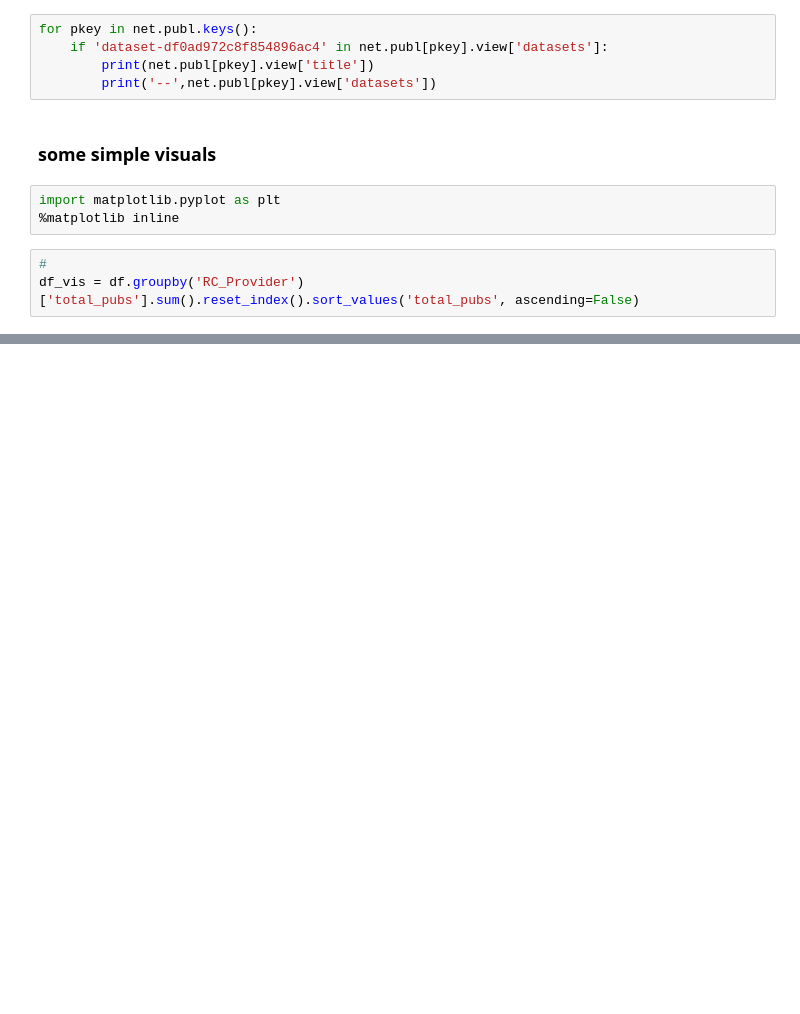
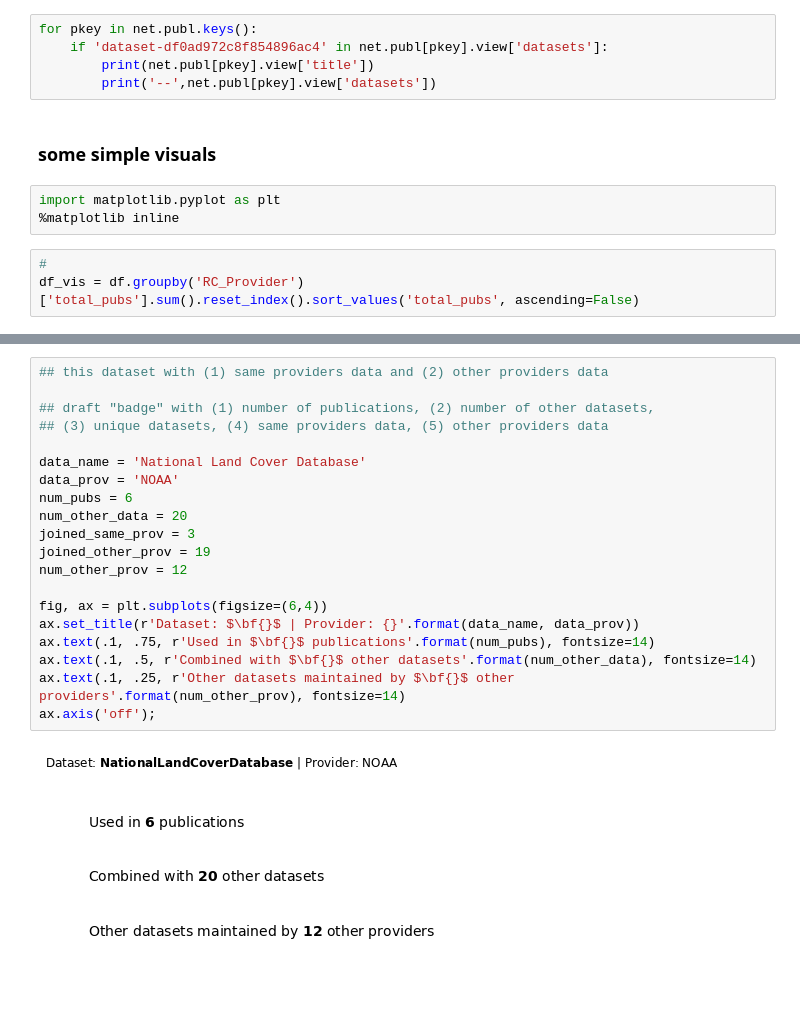
Before and after one commit to Coleridge-Initiative/rc-ml-corpus, a Jupyter notebook: rc_metrics/RC_metrics_draft.ipynb, the cells around one changed output, grey strips where cells are left out. Saved outputs shown, nothing was run; the diff lists cells and outputs as text; blank space fills up the shorter version.

```diff
--- a/rc_metrics/RC_metrics_draft.ipynb
+++ b/rc_metrics/RC_metrics_draft.ipynb
@@ -287,0 +308,22 @@ df_vis.iloc[:20,:].plot(x='RC_Provider', y='total_pubs' , kind='bar', figsize=(1
+# %%
+## this dataset with (1) same providers data and (2) other providers data
+
+## draft "badge" with (1) number of publications, (2) number of other datasets,
+## (3) unique datasets, (4) same providers data, (5) other providers data
+
+data_name = 'National Land Cover Database'
+data_prov = 'NOAA'
+num_pubs = 6
+num_other_data = 20
+joined_same_prov = 3
+joined_other_prov = 19
+num_other_prov = 12
+
+fig, ax = plt.subplots(figsize=(6,4))
+ax.set_title(r'Dataset: $\bf{}$ | Provider: {}'.format(data_name, data_prov))
+ax.text(.1, .75, r'Used in $\bf{}$ publications'.format(num_pubs), fontsize=14)
+ax.text(.1, .5, r'Combined with $\bf{}$ other datasets'.format(num_other_data), fontsize=14)
+ax.text(.1, .25, r'Other datasets maintained by $\bf{}$ other providers'.format(num_other_prov), fontsize=14)
+ax.axis('off');
+# %% [output]
+[figure, added]
```
Also changed, not shown: parts of 18 cells of this notebook, 2 other files.
